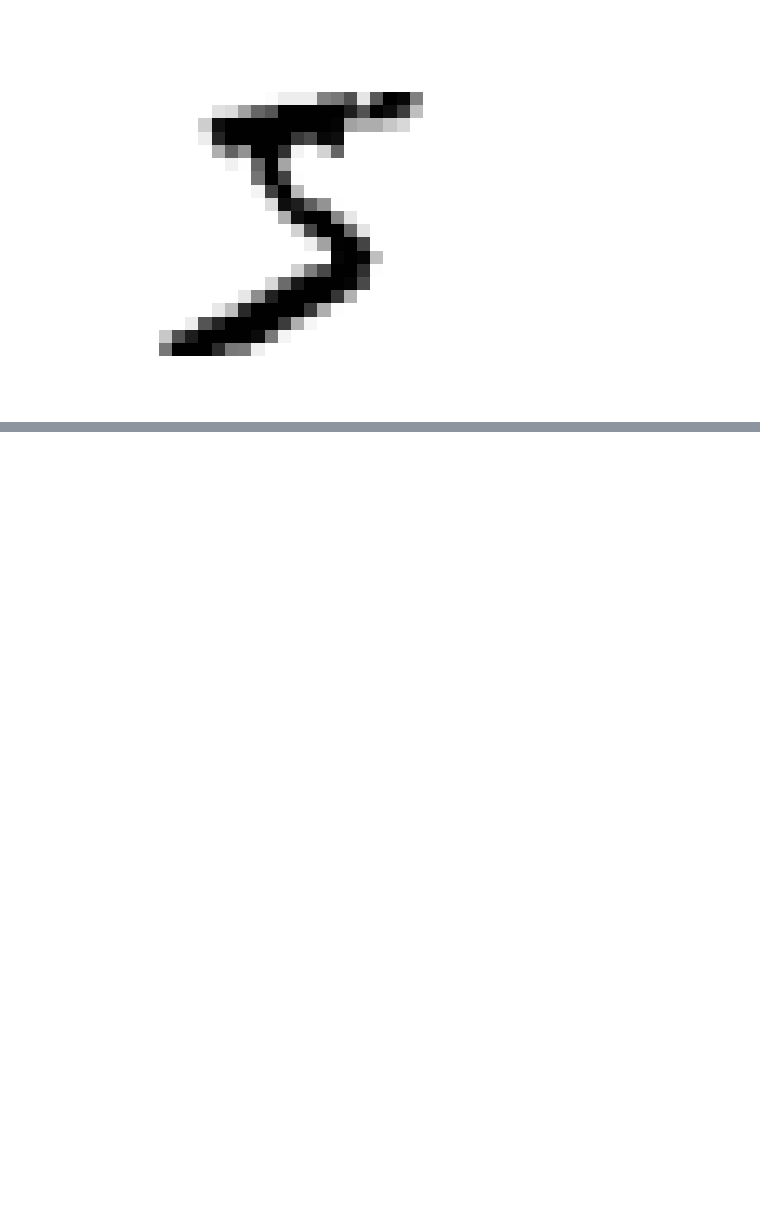
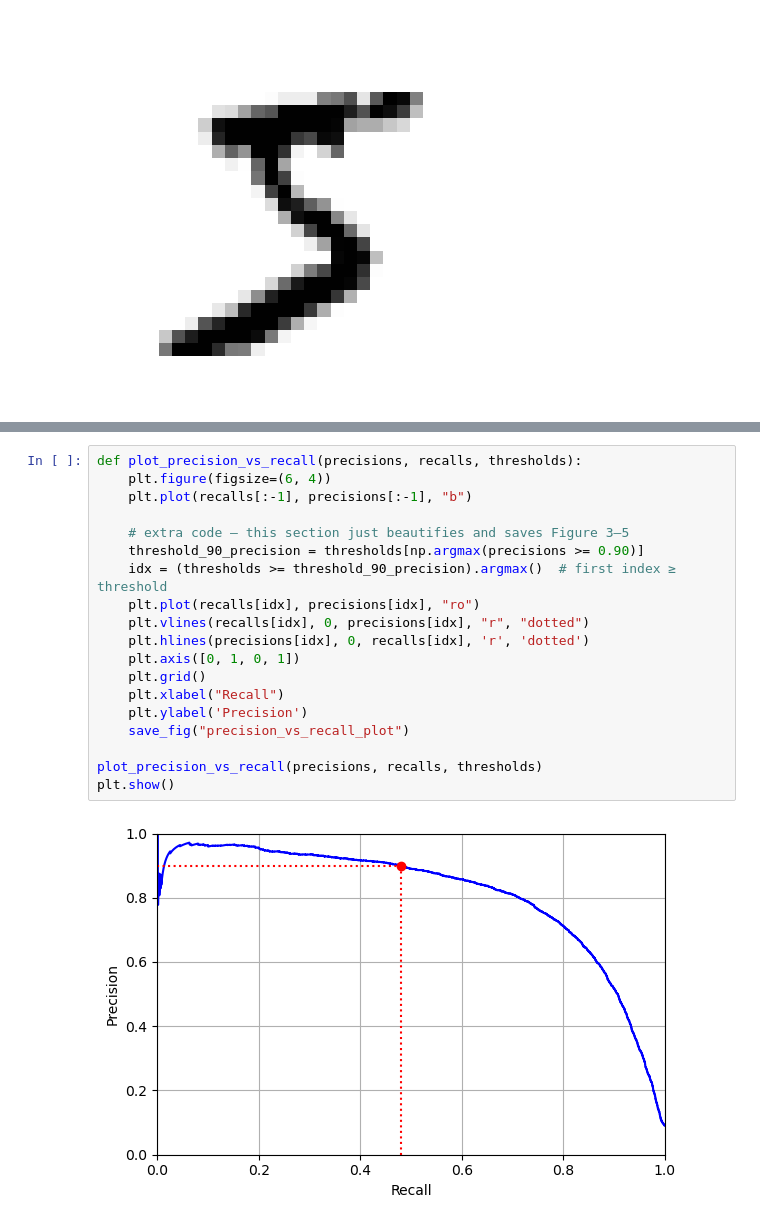
Before and after one commit to FrankLloyd83/HandsOnML_lecture, a Jupyter notebook: MNIST.ipynb, the cells around one changed output, grey strips where cells are left out. Saved outputs shown, nothing was run; the diff lists cells and outputs as text; blank space fills up the shorter version.

```diff
--- a/MNIST.ipynb
+++ b/MNIST.ipynb
@@ -25,0 +161,21 @@ plt.show()
+# %%
+def plot_precision_vs_recall(precisions, recalls, thresholds):
+    plt.figure(figsize=(6, 4))
+    plt.plot(recalls[:-1], precisions[:-1], "b")
+
+    # extra code – this section just beautifies and saves Figure 3–5
+    threshold_90_precision = thresholds[np.argmax(precisions >= 0.90)]
+    idx = (thresholds >= threshold_90_precision).argmax()  # first index ≥ threshold
+    plt.plot(recalls[idx], precisions[idx], "ro")
+    plt.vlines(recalls[idx], 0, precisions[idx], "r", "dotted")
+    plt.hlines(precisions[idx], 0, recalls[idx], 'r', 'dotted')
+    plt.axis([0, 1, 0, 1])
+    plt.grid()
+    plt.xlabel("Recall")
+    plt.ylabel('Precision')
+    save_fig("precision_vs_recall_plot")
+
+plot_precision_vs_recall(precisions, recalls, thresholds)
+plt.show()
+# %% [output]
+[figure, added]
```
Also changed, not shown: parts of 64 cells of this notebook.
